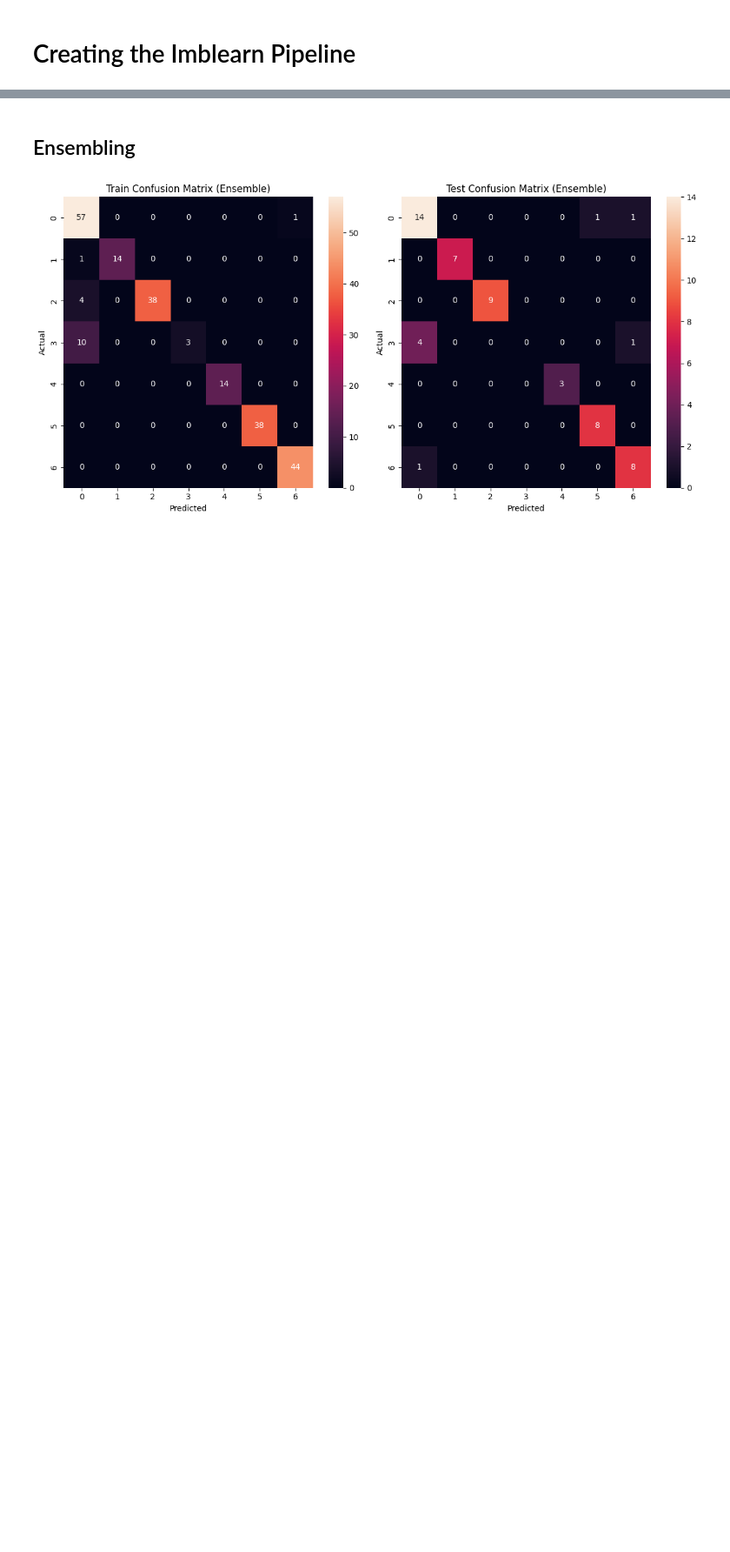
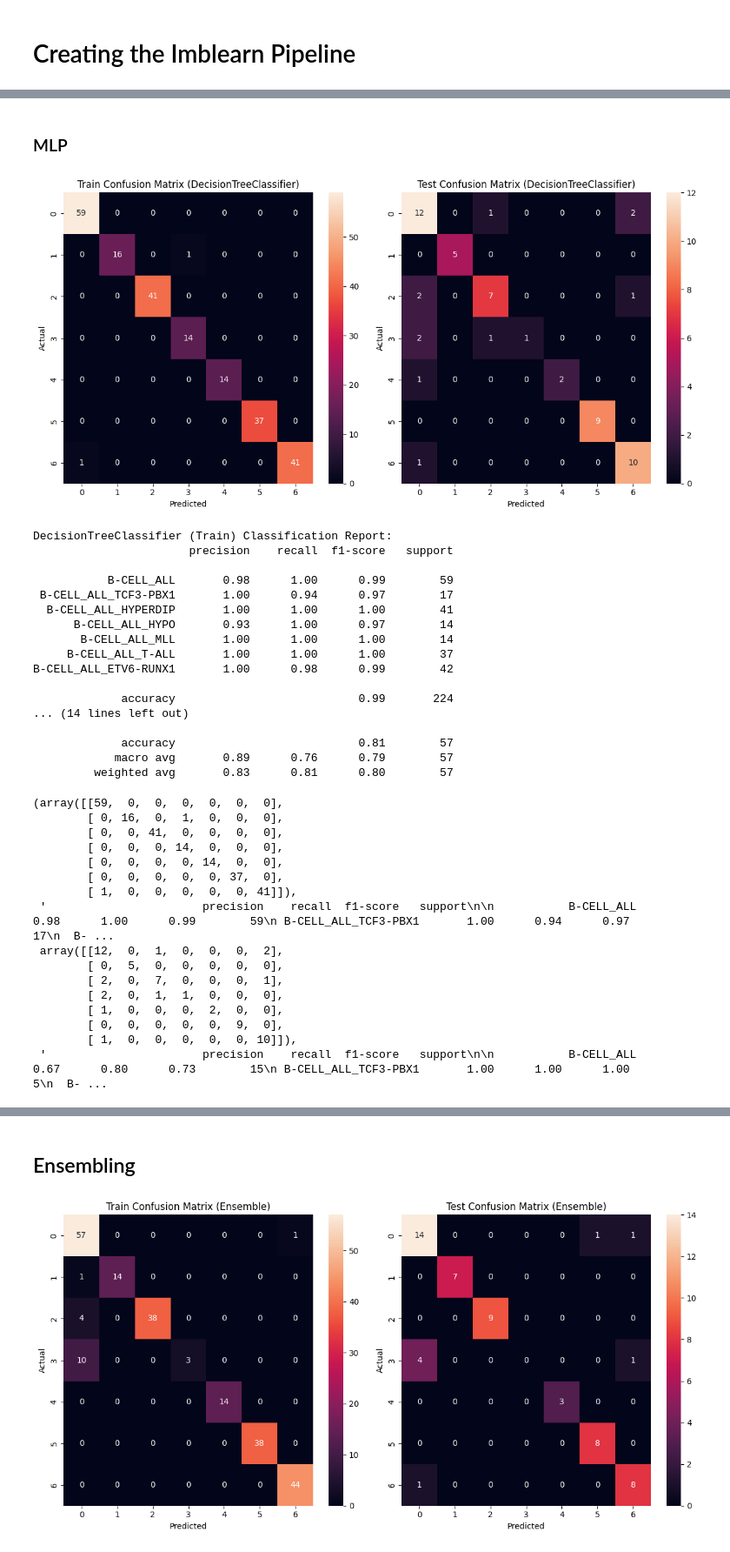
Before and after one commit to AnOnRT/Machine-Learning-in-BioInf-Project, a Jupyter notebook: Leukemie Classification.ipynb, the cells around one changed output, grey strips where cells are left out. Shown: that part at 87% size. Cells and saved outputs as stored; diff of their text form; code cells hidden in the pictures; blank space fills up the shorter version.

```diff
--- a/Leukemie Classification.ipynb
+++ b/Leukemie Classification.ipynb
@@ -716,0 +676,55 @@ ImbPipeline_LogRes = make_pipeline_with_custom_steps(preprocessor=StandardScaler
+# %% [markdown]
+### MLP
+# %%
+from imblearn.over_sampling import SMOTE, ADASYN, BorderlineSMOTE
+from imblearn.combine import SMOTEENN, SMOTETomek
+MLP = MLPClassifier(
+    hidden_layer_sizes=(100,),
+    learning_rate_init=0.3,
+    momentum=0.2,
+    max_iter=500,
+    random_state=random_seed,
+    verbose=True,
+)
+
+ImbPipeline_MLP = make_pipeline_with_custom_steps(
+    preprocessor=StandardScaler(),
+    sampler=SMOTETomek(random_state=42),
+    base_estimator=DecisionTreeClassifier(random_state=42)
+    )
+train_and_evaluate_ImbPipeline(ImbPipeline_MLP, X, y)
+# %% [output]
+[figure, added]
+DecisionTreeClassifier (Train) Classification Report:
+                       precision    recall  f1-score   support
+
+           B-CELL_ALL       0.98      1.00      0.99        59
+ B-CELL_ALL_TCF3-PBX1       1.00      0.94      0.97        17
+  B-CELL_ALL_HYPERDIP       1.00      1.00      1.00        41
+      B-CELL_ALL_HYPO       0.93      1.00      0.97        14
+       B-CELL_ALL_MLL       1.00      1.00      1.00        14
+     B-CELL_ALL_T-ALL       1.00      1.00      1.00        37
+B-CELL_ALL_ETV6-RUNX1       1.00      0.98      0.99        42
+
+             accuracy                           0.99       224
+... (14 lines left out)
+
+             accuracy                           0.81        57
+            macro avg       0.89      0.76      0.79        57
+         weighted avg       0.83      0.81      0.80        57
+(array([[59,  0,  0,  0,  0,  0,  0],
+        [ 0, 16,  0,  1,  0,  0,  0],
+        [ 0,  0, 41,  0,  0,  0,  0],
+        [ 0,  0,  0, 14,  0,  0,  0],
+        [ 0,  0,  0,  0, 14,  0,  0],
+        [ 0,  0,  0,  0,  0, 37,  0],
+        [ 1,  0,  0,  0,  0,  0, 41]]),
+ '                       precision    recall  f1-score   support\n\n           B-CELL_ALL       0.98      1.00      0.99        59\n B-CELL_ALL_TCF3-PBX1       1.00      0.94      0.97        17\n  B- ...
+ array([[12,  0,  1,  0,  0,  0,  2],
+        [ 0,  5,  0,  0,  0,  0,  0],
+        [ 2,  0,  7,  0,  0,  0,  1],
+        [ 2,  0,  1,  1,  0,  0,  0],
+        [ 1,  0,  0,  0,  2,  0,  0],
+        [ 0,  0,  0,  0,  0,  9,  0],
+        [ 1,  0,  0,  0,  0,  0, 10]]),
+ '                       precision    recall  f1-score   support\n\n           B-CELL_ALL       0.67      0.80      0.73        15\n B-CELL_ALL_TCF3-PBX1       1.00      1.00      1.00         5\n  B- ...
```
Also changed, not shown: parts of 27 cells of this notebook.
